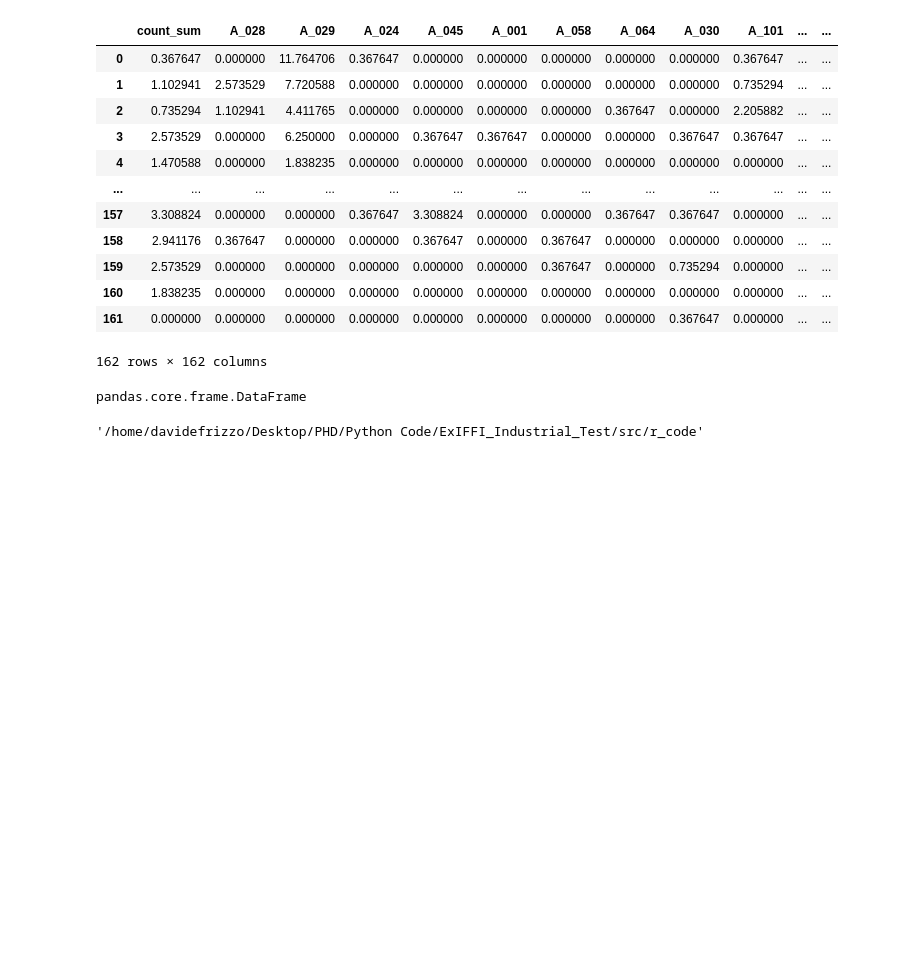
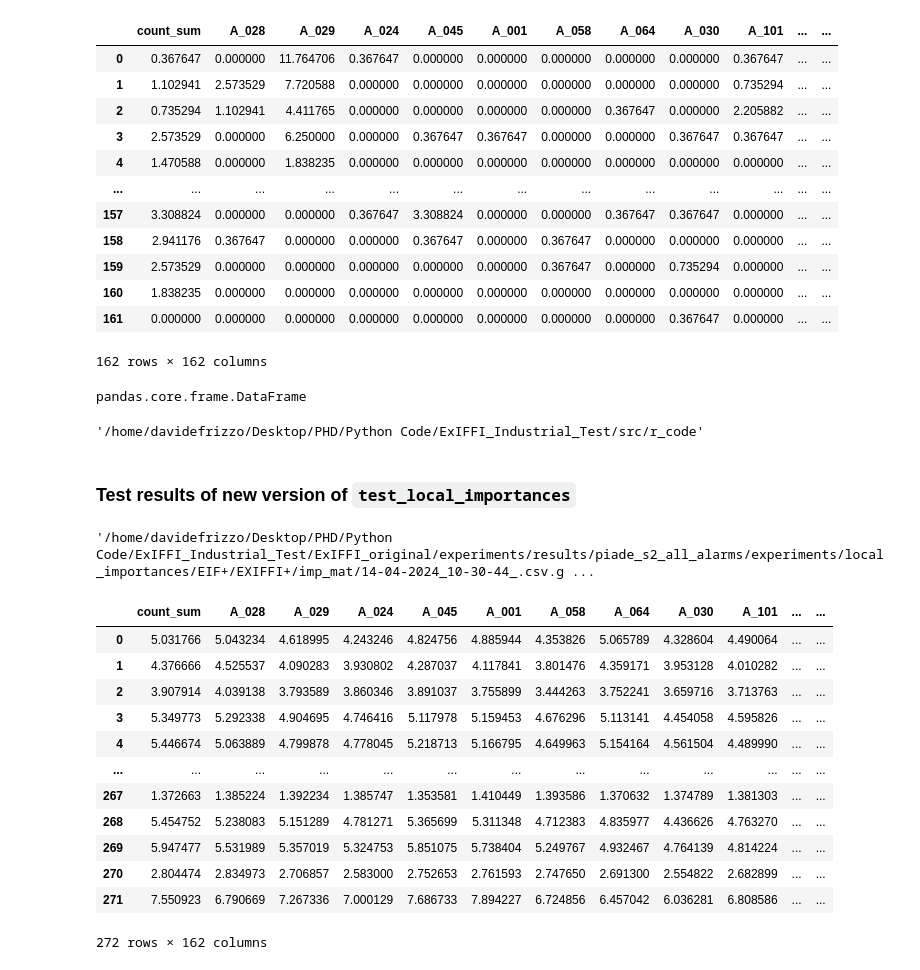
Before and after one commit to francesco-borsatti-unipd/ExIFFI, a Jupyter notebook: notebooks/fix_stuff.ipynb, the cells around one changed output. Saved outputs shown, nothing was run; the diff lists cells and outputs as text; code cells hidden in the pictures; blank space fills up the shorter version.

Commit message:
tests

```diff
--- a/notebooks/fix_stuff.ipynb
+++ b/notebooks/fix_stuff.ipynb
@@ -1541,3 +1554,44 @@ os.getcwd()
 '/home/davidefrizzo/Desktop/PHD/Python Code/ExIFFI_Industrial_Test/src/r_code'
 # %%
 imp_mat.to_csv('mat/local_imp_mat.csv')
+# %% [markdown]
+### Test results of new version of `test_local_importances`
+# %%
+imp_mat_path=os.path.join(cwd,
+                  'experiments','results',
+                  'piade_s2_all_alarms','experiments',
+                  'local_importances',
+                  'EIF+','EXIFFI+','imp_mat')
+
+bars_path=os.path.join(cwd,
+                  'experiments','results',
+                  'piade_s2_all_alarms','experiments',
+                  'local_importances',
+                  'EIF+','EXIFFI+','bars')
+
+
+imp_mat_path=get_most_recent_file(imp_mat_path)
+bars_path=get_most_recent_file(bars_path)
+# %%
+imp_mat_path
+# %% [output]
+'/home/davidefrizzo/Desktop/PHD/Python Code/ExIFFI_Industrial_Test/ExIFFI_original/experiments/results/piade_s2_all_alarms/experiments/local_importances/EIF+/EXIFFI+/imp_mat/14-04-2024_10-30-44_.csv.g ...
+# %%
+imp_mat=open_element(imp_mat_path, filetype='csv.gz')
+bars=open_element(bars_path, filetype='csv.gz')
+# %%
+imp_mat
+# %% [output]
+|  | count_sum | A_028 | A_029 | A_024 | A_045 | A_001 | A_058 | A_064 | A_030 | A_101 | ... | ... |
+| 0 | 5.031766 | 5.043234 | 4.618995 | 4.243246 | 4.824756 | 4.885944 | 4.353826 | 5.065789 | 4.328604 | 4.490064 | ... | ... |
+| 1 | 4.376666 | 4.525537 | 4.090283 | 3.930802 | 4.287037 | 4.117841 | 3.801476 | 4.359171 | 3.953128 | 4.010282 | ... | ... |
+| 2 | 3.907914 | 4.039138 | 3.793589 | 3.860346 | 3.891037 | 3.755899 | 3.444263 | 3.752241 | 3.659716 | 3.713763 | ... | ... |
+| 3 | 5.349773 | 5.292338 | 4.904695 | 4.746416 | 5.117978 | 5.159453 | 4.676296 | 5.113141 | 4.454058 | 4.595826 | ... | ... |
+| 4 | 5.446674 | 5.063889 | 4.799878 | 4.778045 | 5.218713 | 5.166795 | 4.649963 | 5.154164 | 4.561504 | 4.489990 | ... | ... |
+| ... | ... | ... | ... | ... | ... | ... | ... | ... | ... | ... | ... | ... |
+| 267 | 1.372663 | 1.385224 | 1.392234 | 1.385747 | 1.353581 | 1.410449 | 1.393586 | 1.370632 | 1.374789 | 1.381303 | ... | ... |
+| 268 | 5.454752 | 5.238083 | 5.151289 | 4.781271 | 5.365699 | 5.311348 | 4.712383 | 4.835977 | 4.436626 | 4.763270 | ... | ... |
+| 269 | 5.947477 | 5.531989 | 5.357019 | 5.324753 | 5.851075 | 5.738404 | 5.249767 | 4.932467 | 4.764139 | 4.814224 | ... | ... |
+| 270 | 2.804474 | 2.834973 | 2.706857 | 2.583000 | 2.752653 | 2.761593 | 2.747650 | 2.691300 | 2.554822 | 2.682899 | ... | ... |
+| 271 | 7.550923 | 6.790669 | 7.267336 | 7.000129 | 7.686733 | 7.894227 | 6.724856 | 6.457042 | 6.036281 | 6.808586 | ... | ... |
+272 rows × 162 columns
```
Also changed, not shown: parts of 5 cells of this notebook, 1 other file.
